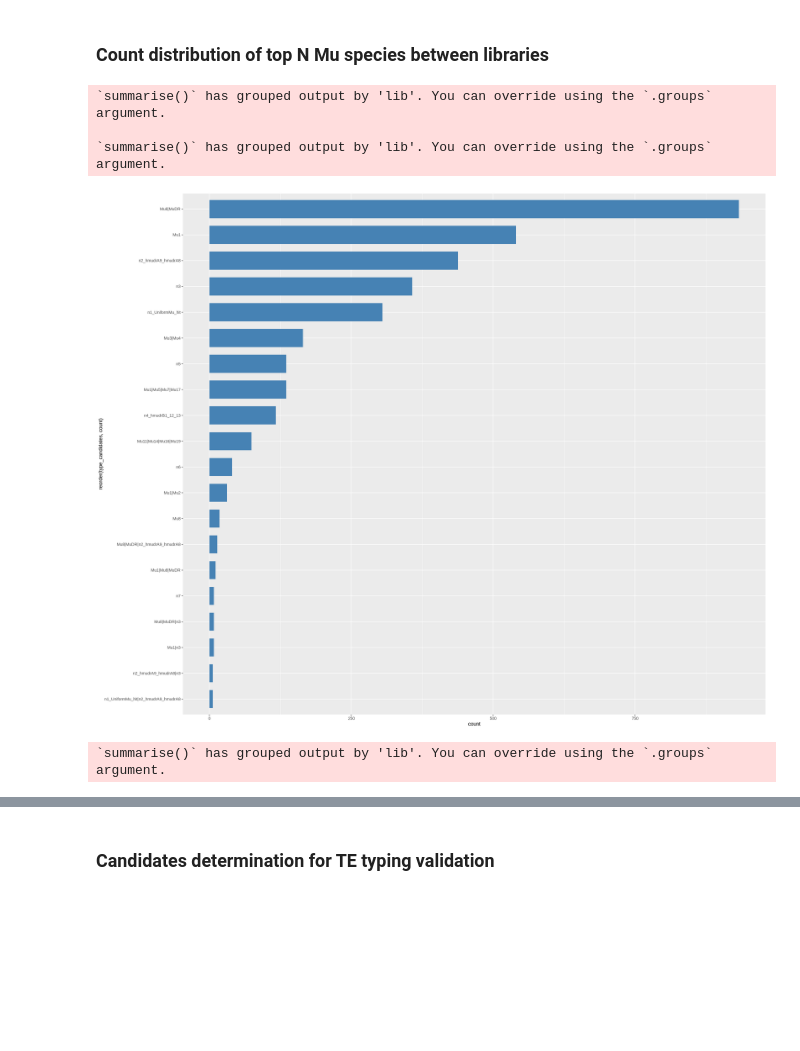
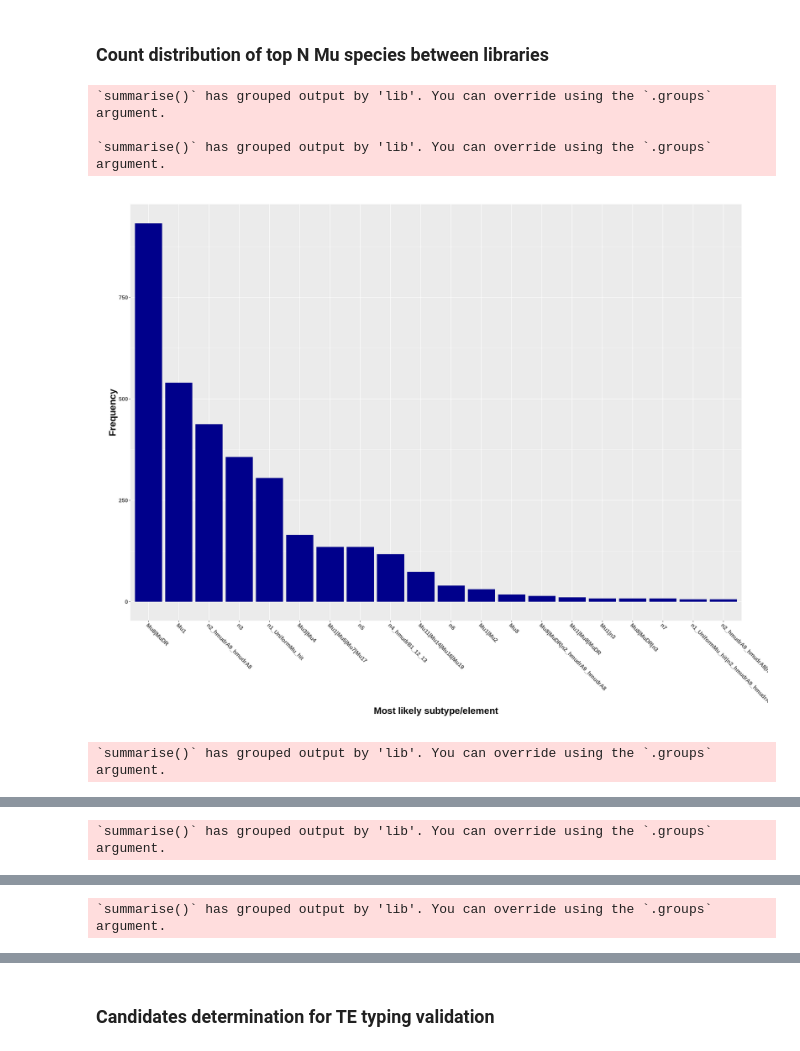
Before and after one commit to tgstoecker/MuWU, a Jupyter notebook: workflow/notebooks/te_typing_analysis.ipynb, the cells around one changed output, grey strips where cells are left out. Drawn from its saved outputs; the diff is of its cells as text; code cells hidden in the pictures; blank space fills up the shorter version.

```diff
--- a/workflow/notebooks/te_typing_analysis.ipynb
+++ b/workflow/notebooks/te_typing_analysis.ipynb
@@ -32,6 +35,9 @@ Mu7_germinal_annotated <- read.delim("/data/home/stoecker/fdi_genofam_mount/stoe
 Mu8_germinal_annotated <- read.delim("/data/home/stoecker/fdi_genofam_mount/stoecker/TE_typing_Mu/Museq_B73_8/MuWU/results/insertions_table_final_te_typed/complete_germinal_identified_insertions_annotated.csv",
                                      header=TRUE,
                                      sep=",") %>% mutate(lib = "Museq_8", .before = GeneID)
+Mu_F7_1_germinal_annotated <- read.delim("/data/home/stoecker/fdi_genofam_mount/stoecker/TE_typing_Mu/Museq_B73_F7-1//MuWU/results/insertions_table_final_te_typed/complete_germinal_identified_insertions_annotated.csv",
+                                     header=TRUE,
+                                     sep=",") %>% mutate(lib = "Museq_F7_1", .before = GeneID)
 # %%
 #merge data
 B73_Mu_merged <- bind_rows(
@@ -42,7 +48,8 @@ B73_Mu_merged <- bind_rows(
   Mu5_germinal_annotated,
   Mu6_germinal_annotated,
   Mu7_germinal_annotated,
-  Mu8_germinal_annotated)
+  Mu8_germinal_annotated,
+  Mu_F7_1_germinal_annotated)
 # %% [markdown]
 ### Overlap of top N Mu species between libraries
 # %%
@@ -103,6 +111,29 @@ the group aesthetic?
 ### Count distribution of top N Mu species between libraries
 # %%
 options(repr.plot.width=20, repr.plot.height=16)
+
+
+B73_Mu_merged %>%
+  filter(lib == "Museq_1") %>%
+  filter(StartReads >= 5) %>%
+  filter(EndReads >= 5) %>%
+  filter(perc_best_type_of_types >= 0.3) %>%
+  group_by(lib, type_candidates) %>%
+  summarise(count = n()) %>%
+  arrange(desc(count)) %>%
+  head(n = 20) %>%
+  #plotting
+  #quick tips on reordering bars; https://sebastiansauer.github.io/ordering-bars/
+  ggplot(., aes(x= reorder(type_candidates, -count), y=count)) +
+    geom_col(fill = "darkblue") +
+    xlab("Most likely subtype/element") +
+    ylab("Frequency") +
+#    title("ddd") +
+    theme(axis.text.y=element_text(size=12, face="bold"),
+          axis.text.x=element_text(size=12, face="bold", angle = 315, hjust = 0),
+          axis.title=element_text(size=20,face="bold"),
+          plot.margin = unit(c(1,2,1,1), "cm"))
+
 
 B73_Mu_merged %>%
   filter(lib == "Museq_1") %>%
@@ -115,38 +146,53 @@ B73_Mu_merged %>%
   head(n=20) %>%
   ggplot(., aes(x = reorder(type_candidates, count), y= count)) +
     geom_bar(stat = "identity", width=0.7, fill="steelblue") +
     coord_flip()
 
 B73_Mu_merged %>%
-  filter(lib == "Museq_3") %>%
+  filter(lib == "Museq_F7_1") %>%
   filter(StartReads >= 5) %>%
   filter(EndReads >= 5) %>%
   filter(perc_best_type_of_types >= 0.3) %>%
   group_by(lib, type_candidates) %>%
   summarise(count = n()) %>%
   arrange(desc(count)) %>%
   head(n=20) %>%
   ggplot(., aes(x = reorder(type_candidates, count), y= count)) +
     geom_bar(stat = "identity", width=0.7, fill="steelblue") +
     coord_flip()
 
+#or percentage
+B73_Mu_merged %>%
+  filter(lib == "Museq_1") %>%
+  filter(StartReads >= 5) %>%
+  filter(EndReads >= 5) %>%
+  filter(perc_best_type_of_types >= 0.3) %>%
+  group_by(lib, type_candidates) %>%
+  summarise(count = n()) %>%
+  arrange(desc(count)) %>%
+  mutate(count_perc = count/sum(.$count)) %>%
+  head(n=20) %>%
+    ggplot(., aes(x = reorder(type_candidates, count_perc), y= count_perc)) +
+      geom_bar(stat = "identity", width=0.7, fill="steelblue") +
+      coord_flip()
+
 
 B73_Mu_merged %>%
-#  filter(lib == "Mu1") %>%
-#  filter(StartReads >= 5) %>%
-#  filter(EndReads >= 5) %>%
-#  filter(perc_best_type_of_types >= 0.3) %>%
+#  filter(lib != "Museq_3") %>%
+  filter(StartReads >= 5) %>%
+  filter(EndReads >= 5) %>%
+  filter(perc_best_type_of_types >= 0.3) %>%
   group_by(lib, type_candidates) %>%
   summarise(count = n()) %>%
   arrange(desc(count)) %>%
   slice(1:15) %>%
   ggplot(., aes(x = reorder(type_candidates, count), y= count)) +
     geom_bar(stat = "identity", width=0.7, fill="steelblue") +
     coord_flip() +
-   facet_wrap(~lib)
+    facet_wrap(~lib)
 # %% [output]
 `summarise()` has grouped output by 'lib'. You can override using the `.groups` argument.
 
 `summarise()` has grouped output by 'lib'. You can override using the `.groups` argument.
-[figure, old version]
+[figure, new version]
 `summarise()` has grouped output by 'lib'. You can override using the `.groups` argument.
@@ -153,0 +200 @@ B73_Mu_merged %>%
+`summarise()` has grouped output by 'lib'. You can override using the `.groups` argument.
@@ -154,0 +202 @@ B73_Mu_merged %>%
+`summarise()` has grouped output by 'lib'. You can override using the `.groups` argument.
```
Also changed, not shown: parts of 30 cells of this notebook.
